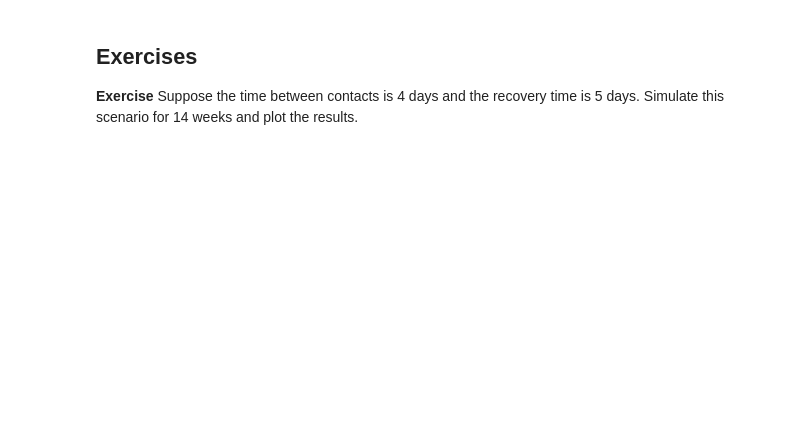
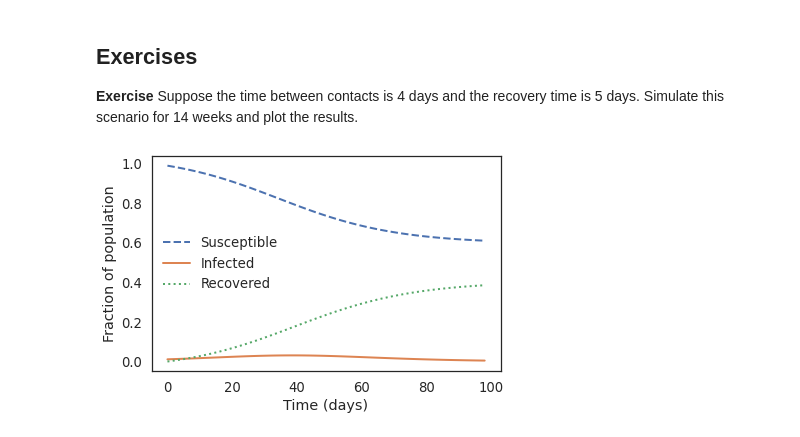
Before and after one commit to SamReeves/604, a Jupyter notebook: w5/chap11.ipynb, the cells around one changed output. Cells and saved outputs as stored; diff of their text form; code cells hidden in the pictures; blank space fills up the shorter version.

```diff
--- a/w5/chap11.ipynb
+++ b/w5/chap11.ipynb
@@ -256,0 +267,12 @@ plot_results(results.S, results.I, results.R)
+# %%
+tc = 4      # time between contacts in days
+tr = 5      # recovery time in days
+
+beta = 1 / tc      # contact rate in per day
+gamma = 1 / tr     # recovery rate in per day
+
+system = make_system(beta, gamma)
+results = run_simulation(system, update_func)
+plot_results(results.S, results.I, results.R)
+# %% [output]
+[figure, added]
```
Also changed, not shown: parts of 5 cells of this notebook, 2 other files.
